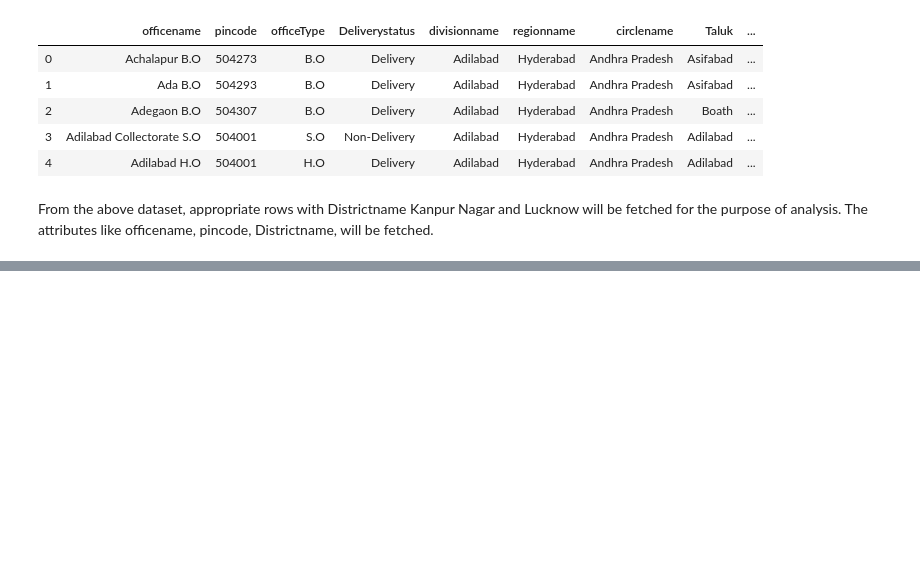
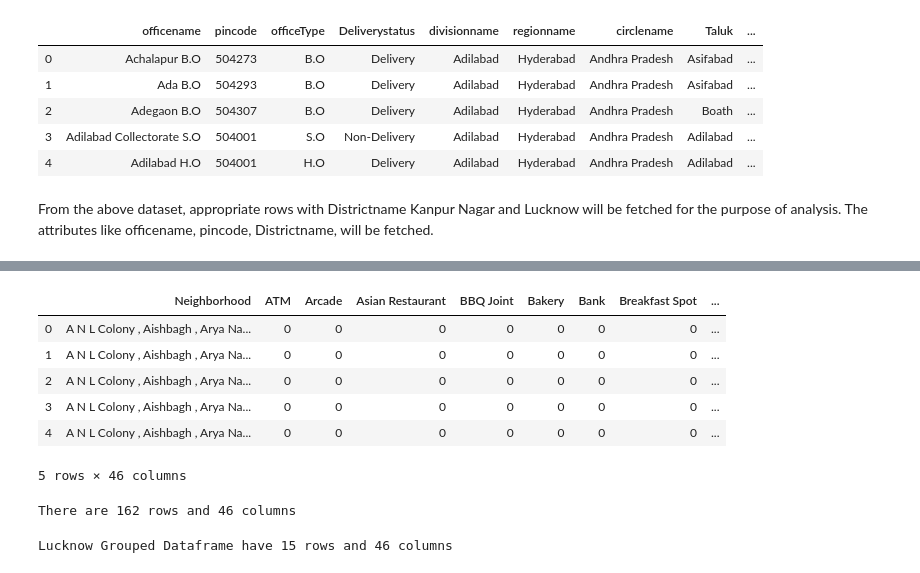
Before and after one commit to perpetualVJ/Coursera_Capstone, a Jupyter notebook: The Battle of Neighborhoods/The Battle of Neighborhoods.ipynb, the cells around one changed output, grey strips where cells are left out. Saved outputs shown, nothing was run; the diff lists cells and outputs as text; code cells hidden in the pictures; blank space fills up the shorter version.

```diff
--- a/The Battle of Neighborhoods/The Battle of Neighborhoods.ipynb
+++ b/The Battle of Neighborhoods/The Battle of Neighborhoods.ipynb
@@ -39,0 +413,40 @@ From the above dataset, appropriate rows with Districtname Kanpur Nagar and Luck
+# %%
+#Storing neighborhoods with venue count < 4
+df_l = (lucknow_venues.groupby('Neighborhood').count() < 4)
+# %%
+#Storing index of neighborhoods with count > 4
+df_l_index = df_l[df_l['Venue Category'] == False].index
+# %%
+#Creating new lucknow_venues
+df_l_list = df_l_index.tolist()
+
+for i in range(0, lucknow_venues.shape[0]):
+    if lucknow_venues.loc[i,'Neighborhood'] not in df_l_list:
+        lucknow_venues.drop(i, inplace = True)
+# %%
+#Resetting index
+lucknow_venues.reset_index(inplace = True, drop = True)
+# %%
+# one hot encoding
+lucknow_onehot = pd.get_dummies(lucknow_venues[['Venue Category']], prefix="", prefix_sep="")
+
+# add neighborhood column back to dataframe
+lucknow_onehot['Neighborhood'] = lucknow_venues['Neighborhood']
+
+# move neighborhood column to the first column
+fixed_columns = [lucknow_onehot.columns[-1]] + list(lucknow_onehot.columns[:-1])
+lucknow_onehot = lucknow_onehot[fixed_columns]
+
+lucknow_onehot.head()
+# %% [output]
+|  | Neighborhood | ATM | Arcade | Asian Restaurant | BBQ Joint | Bakery | Bank | Breakfast Spot | ... |
+| 0 | A N L Colony , Aishbagh , Arya Na... | 0 | 0 | 0 | 0 | 0 | 0 | 0 | ... |
+| 1 | A N L Colony , Aishbagh , Arya Na... | 0 | 0 | 0 | 0 | 0 | 0 | 0 | ... |
+| 2 | A N L Colony , Aishbagh , Arya Na... | 0 | 0 | 0 | 0 | 0 | 0 | 0 | ... |
+| 3 | A N L Colony , Aishbagh , Arya Na... | 0 | 0 | 0 | 0 | 0 | 0 | 0 | ... |
+| 4 | A N L Colony , Aishbagh , Arya Na... | 0 | 0 | 0 | 0 | 0 | 0 | 0 | ... |
+5 rows × 46 columns
+# %%
+print(f'There are {lucknow_onehot.shape[0]} rows and {lucknow_onehot.shape[1]} columns')
+# %% [output]
+There are 162 rows and 46 columns
@@ -39,0 +456,5 @@ From the above dataset, appropriate rows with Districtname Kanpur Nagar and Luck
+# %%
+#Shape of lucknow_grouped dataframe
+print(f'Lucknow Grouped Dataframe have {lucknow_grouped.shape[0]} rows and {lucknow_grouped.shape[1]} columns')
+# %% [output]
+Lucknow Grouped Dataframe have 15 rows and 46 columns
```
Also changed, not shown: parts of 95 cells of this notebook, 1 other file.
